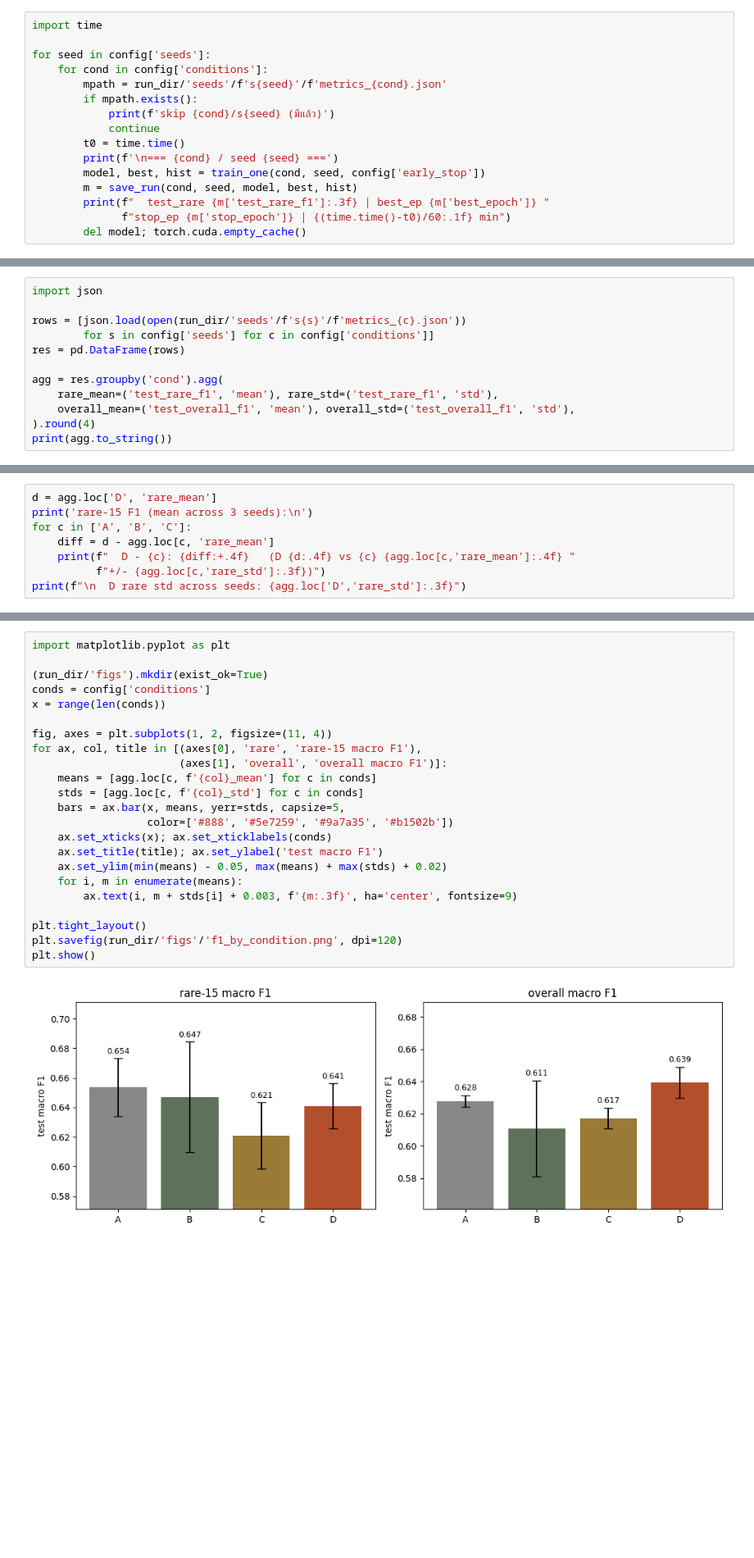
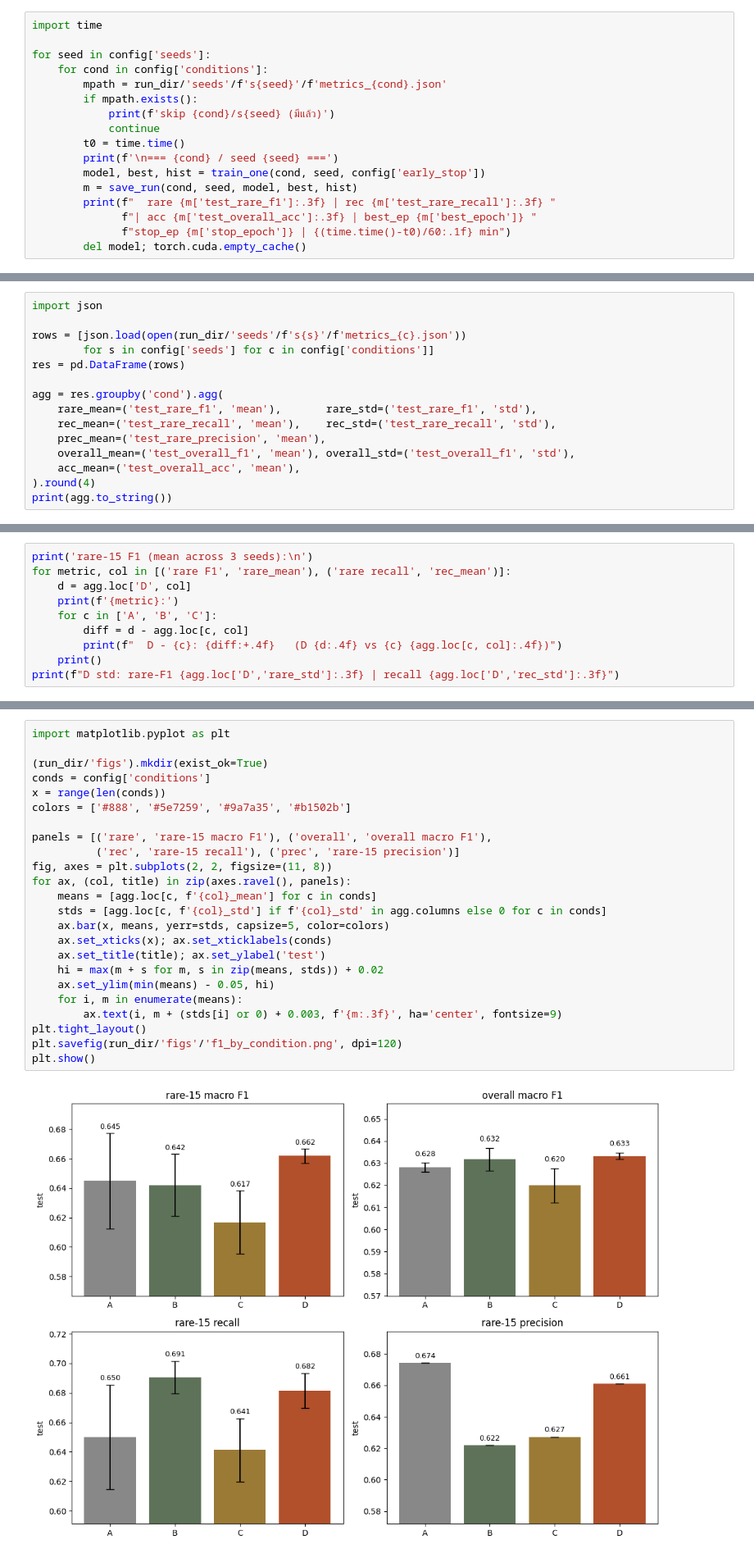
Before and after one commit to WinChawin/lora-boost, a Jupyter notebook: notebooks/06_experiment.ipynb, the cells around one changed output, grey strips where cells are left out. Shown at 82% size. Cells and saved outputs as stored; diff of their text form; blank space fills up the shorter version.

Commit message:
exp_0004 k=1 es=macro: rare recall/precision + curves + loss

```diff
--- a/notebooks/06_experiment.ipynb
+++ b/notebooks/06_experiment.ipynb
@@ -585,7 +615,8 @@ for seed in config['seeds']:
         print(f'\n=== {cond} / seed {seed} ===')
         model, best, hist = train_one(cond, seed, config['early_stop'])
         m = save_run(cond, seed, model, best, hist)
-        print(f"  test_rare {m['test_rare_f1']:.3f} | best_ep {m['best_epoch']} "
+        print(f"  rare {m['test_rare_f1']:.3f} | rec {m['test_rare_recall']:.3f} "
+              f"| acc {m['test_overall_acc']:.3f} | best_ep {m['best_epoch']} "
               f"stop_ep {m['stop_epoch']} | {(time.time()-t0)/60:.1f} min")
         del model; torch.cuda.empty_cache()
 # %% [output]
@@ -641,8 +716,11 @@ rows = [json.load(open(run_dir/'seeds'/f's{s}'/f'metrics_{c}.json'))
 res = pd.DataFrame(rows)
 
 agg = res.groupby('cond').agg(
-    rare_mean=('test_rare_f1', 'mean'), rare_std=('test_rare_f1', 'std'),
+    rare_mean=('test_rare_f1', 'mean'),       rare_std=('test_rare_f1', 'std'),
+    rec_mean=('test_rare_recall', 'mean'),    rec_std=('test_rare_recall', 'std'),
+    prec_mean=('test_rare_precision', 'mean'),
     overall_mean=('test_overall_f1', 'mean'), overall_std=('test_overall_f1', 'std'),
+    acc_mean=('test_overall_acc', 'mean'),
 ).round(4)
 print(agg.to_string())
 # %% [output]
@@ -655,11 +733,13 @@ D        0.6410    0.0152        0.6393       0.0095
 # %%
-d = agg.loc['D', 'rare_mean']
 print('rare-15 F1 (mean across 3 seeds):\n')
-for c in ['A', 'B', 'C']:
-    diff = d - agg.loc[c, 'rare_mean']
-    print(f"  D - {c}: {diff:+.4f}   (D {d:.4f} vs {c} {agg.loc[c,'rare_mean']:.4f} "
-          f"+/- {agg.loc[c,'rare_std']:.3f})")
-print(f"\n  D rare std across seeds: {agg.loc['D','rare_std']:.3f}")
+for metric, col in [('rare F1', 'rare_mean'), ('rare recall', 'rec_mean')]:
+    d = agg.loc['D', col]
+    print(f'{metric}:')
+    for c in ['A', 'B', 'C']:
+        diff = d - agg.loc[c, col]
+        print(f"  D - {c}: {diff:+.4f}   (D {d:.4f} vs {c} {agg.loc[c, col]:.4f})")
+    print()
+print(f"D std: rare-F1 {agg.loc['D','rare_std']:.3f} | recall {agg.loc['D','rec_std']:.3f}")
 # %% [output]
 rare-15 F1 (mean across 3 seeds):
 
@@ -702,28 +793,29 @@ bar chart rare-15 และ overall F1 ราย condition พร้อม std
 # %%
 import matplotlib.pyplot as plt
 
 (run_dir/'figs').mkdir(exist_ok=True)
 conds = config['conditions']
 x = range(len(conds))
+colors = ['#888', '#5e7259', '#9a7a35', '#b1502b']
 
-fig, axes = plt.subplots(1, 2, figsize=(11, 4))
-for ax, col, title in [(axes[0], 'rare', 'rare-15 macro F1'),
-                       (axes[1], 'overall', 'overall macro F1')]:
+panels = [('rare', 'rare-15 macro F1'), ('overall', 'overall macro F1'),
+          ('rec', 'rare-15 recall'), ('prec', 'rare-15 precision')]
+fig, axes = plt.subplots(2, 2, figsize=(11, 8))
+for ax, (col, title) in zip(axes.ravel(), panels):
     means = [agg.loc[c, f'{col}_mean'] for c in conds]
-    stds = [agg.loc[c, f'{col}_std'] for c in conds]
-    bars = ax.bar(x, means, yerr=stds, capsize=5,
-                  color=['#888', '#5e7259', '#9a7a35', '#b1502b'])
+    stds = [agg.loc[c, f'{col}_std'] if f'{col}_std' in agg.columns else 0 for c in conds]
+    ax.bar(x, means, yerr=stds, capsize=5, color=colors)
     ax.set_xticks(x); ax.set_xticklabels(conds)
-    ax.set_title(title); ax.set_ylabel('test macro F1')
-    ax.set_ylim(min(means) - 0.05, max(means) + max(stds) + 0.02)
+    ax.set_title(title); ax.set_ylabel('test')
+    hi = max(m + s for m, s in zip(means, stds)) + 0.02
+    ax.set_ylim(min(means) - 0.05, hi)
     for i, m in enumerate(means):
-        ax.text(i, m + stds[i] + 0.003, f'{m:.3f}', ha='center', fontsize=9)
-
+        ax.text(i, m + (stds[i] or 0) + 0.003, f'{m:.3f}', ha='center', fontsize=9)
 plt.tight_layout()
 plt.savefig(run_dir/'figs'/'f1_by_condition.png', dpi=120)
 plt.show()
 # %% [output]
-[figure, old version]
+[figure, new version]
 # %%
 fig, ax = plt.subplots(figsize=(7, 4))
 for i, c in enumerate(conds):
```
Also changed, not shown: parts of 26 cells of this notebook, 51 other files.
